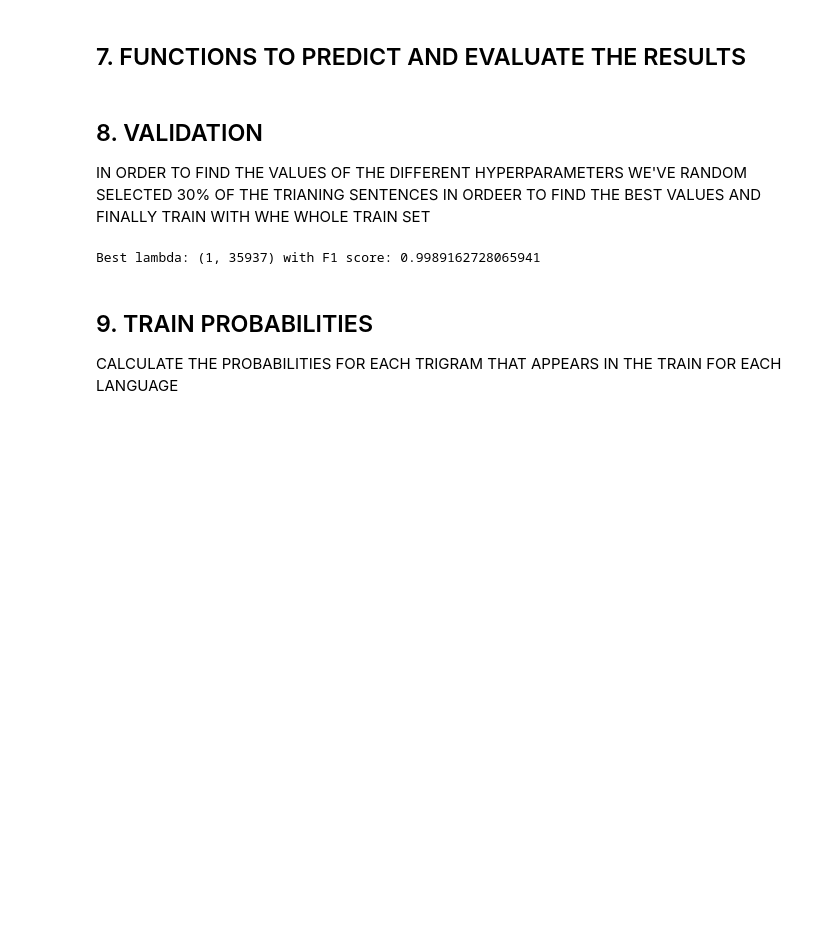
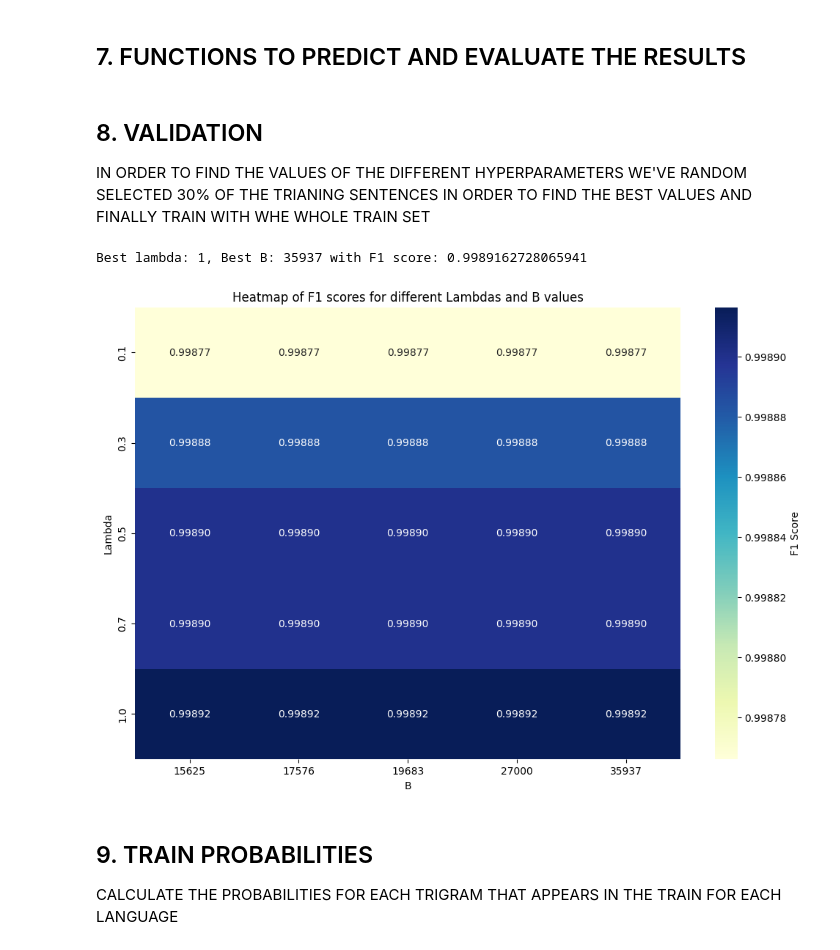
Before and after one commit to rogerbaiges/LanguageDetector, a Jupyter notebook: language_detector.ipynb, the cells around one changed output. Cells and saved outputs as stored; diff of their text form; code cells hidden in the pictures; blank space fills up the shorter version.

Commit message:
VALIDATION PLOT

```diff
--- a/language_detector.ipynb
+++ b/language_detector.ipynb
@@ -214,34 +214,55 @@ def evaluate_results(X_test, y_test, trigram_LID, lam=0.5, show_missclassified=F
     return accuracy, precision, f1, conf_matrix
 # %% [markdown]
 ## 8. VALIDATION
-IN ORDER TO FIND THE VALUES OF THE DIFFERENT HYPERPARAMETERS WE'VE RANDOM SELECTED 30% OF THE TRIANING SENTENCES IN ORDEER TO FIND THE BEST VALUES AND FINALLY TRAIN WITH WHE WHOLE TRAIN SET
+IN ORDER TO FIND THE VALUES OF THE DIFFERENT HYPERPARAMETERS WE'VE RANDOM SELECTED 30% OF THE TRIANING SENTENCES IN ORDER TO FIND THE BEST VALUES AND FINALLY TRAIN WITH WHE WHOLE TRAIN SET
 # %%
+import matplotlib.pyplot as plt
+import seaborn as sns
+import pandas as pd
+
 lambdas = [0.1, 0.3, 0.5, 0.7, 1]
 Bs = [25**3, 26**3, 27**3, 30**3, 33**3]
 best_hyper = (lambdas[0], Bs[0])
 best_f1_score = 0
+f1_scores = {}
 
 # Iterate over the different hyperparameters to find the best combination
-
 for lam in lambdas:
     for B in Bs:
         for lang in info_lang:
             info_lang[lang]['B'] = B
         val_trigram_LID = create_probability_dict(train_data, lam)
         accuracy, precision, f1, conf_matrix = evaluate_results(X_test, y_test, val_trigram_LID, lam)
+        f1_scores[(lam, B)] = f1
         if f1 >= best_f1_score:
             best_f1_score = f1
             best_hyper = (lam, B)
 
-best_lambda = best_hyper[0]
-best_B = best_hyper[1]
+best_lambda, best_B = best_hyper
 
 for lang in info_lang:
     info_lang[lang]['B'] = best_B
 
-print(f'Best lambda: {best_hyper} with F1 score: {best_f1_score}')
+print(f'Best lambda: {best_lambda}, Best B: {best_B} with F1 score: {best_f1_score}')
+
+# Prepare the data to create a Heatmap with the F1 scores
+data_for_df = []
+for (lam, B), f1_score_combination in f1_scores.items():
+    data_for_df.append({'Lambda': lam, 'B': str(B), 'F1 Score': f1_score_combination})
+
+df = pd.DataFrame(data_for_df)
+
+pivot_table = df.pivot(index='Lambda', columns='B', values='F1 Score')
+
+plt.figure(figsize=(12, 8))
+sns.heatmap(pivot_table, annot=True, fmt="0.5f", cmap="YlGnBu", cbar_kws={'label': 'F1 Score'})
+plt.title('Heatmap of F1 scores for different Lambdas and B values')
+plt.xlabel('B')
+plt.ylabel('Lambda')
+plt.show()
 # %% [output]
-Best lambda: (1, 35937) with F1 score: 0.9989162728065941
+Best lambda: 1, Best B: 35937 with F1 score: 0.9989162728065941
+[figure, added]
 # %% [markdown]
 ## 9. TRAIN PROBABILITIES
 CALCULATE THE PROBABILITIES FOR EACH TRIGRAM THAT APPEARS IN THE TRAIN FOR EACH LANGUAGE
```
